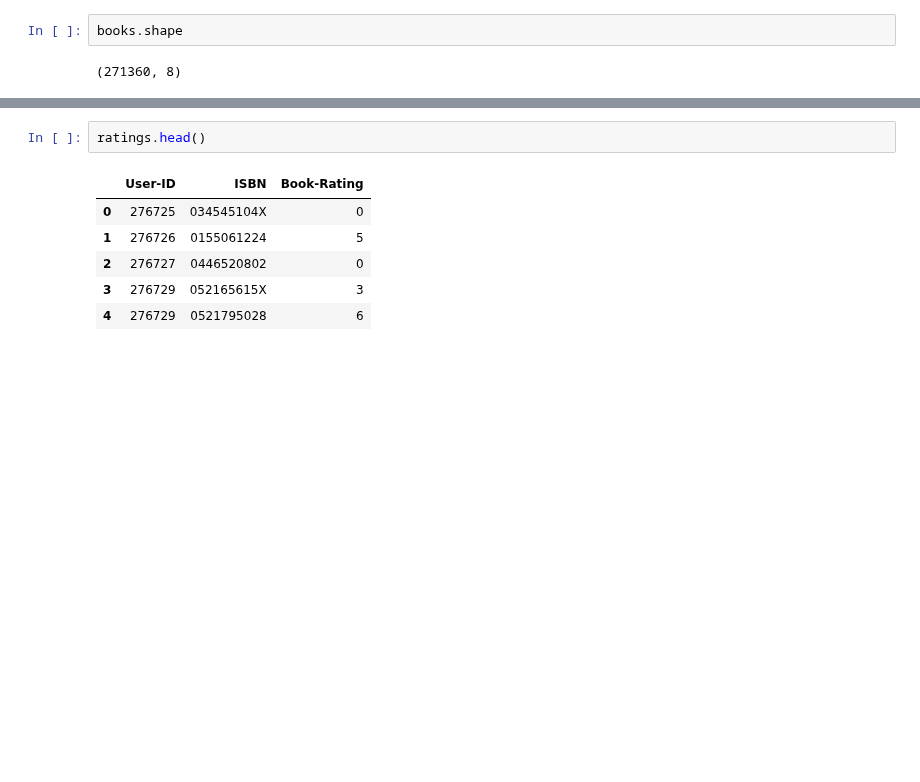
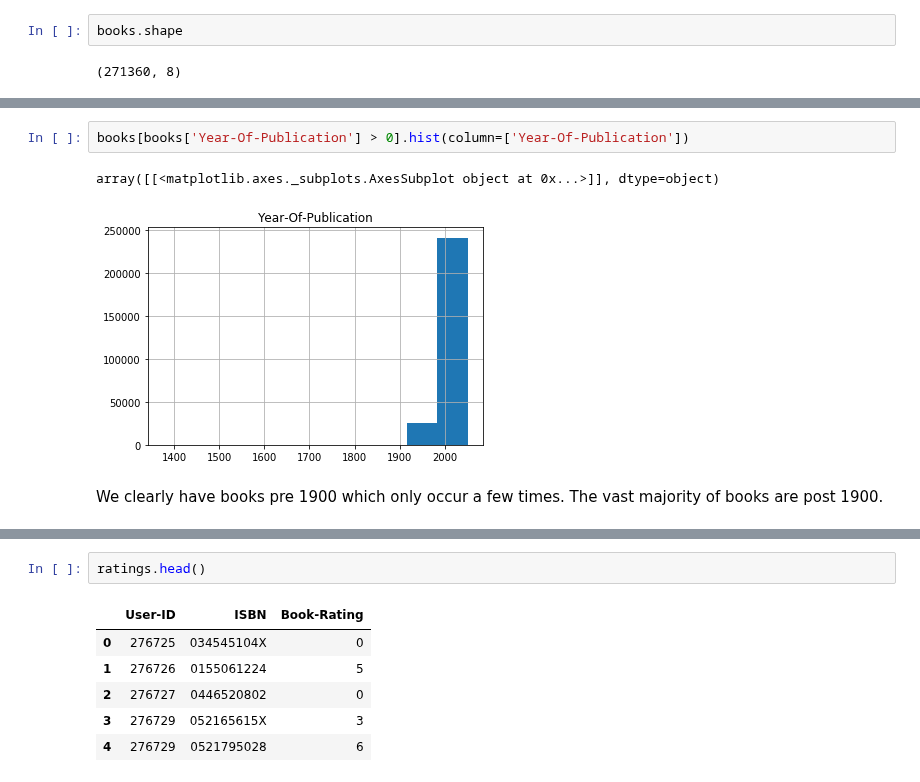
Before and after one commit to harpalsahota/DataScience, a Jupyter notebook: Recommendation_Systems/book_crossings.ipynb, the cells around one changed output, grey strips where cells are left out. Saved outputs shown, nothing was run; the diff lists cells and outputs as text; blank space fills up the shorter version.

```diff
--- a/Recommendation_Systems/book_crossings.ipynb
+++ b/Recommendation_Systems/book_crossings.ipynb
@@ -60,0 +118,7 @@ books.shape
+# %%
+books[books['Year-Of-Publication'] > 0].hist(column=['Year-Of-Publication'])
+# %% [output]
+array([[<matplotlib.axes._subplots.AxesSubplot object at 0x...>]], dtype=object)
+[figure, added]
+# %% [markdown]
+We clearly have books pre 1900 which only occur a few times. The vast majority of books are post 1900.
```
Also changed, not shown: parts of 67 cells of this notebook.
